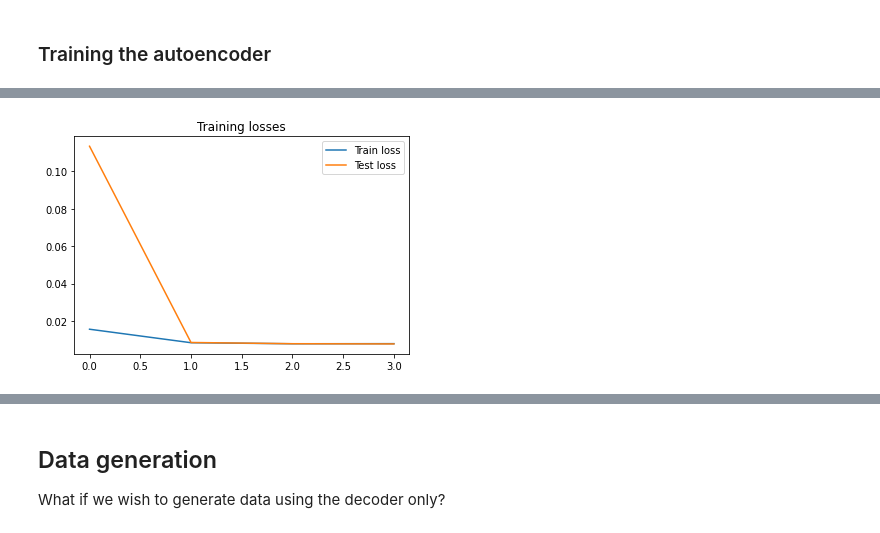
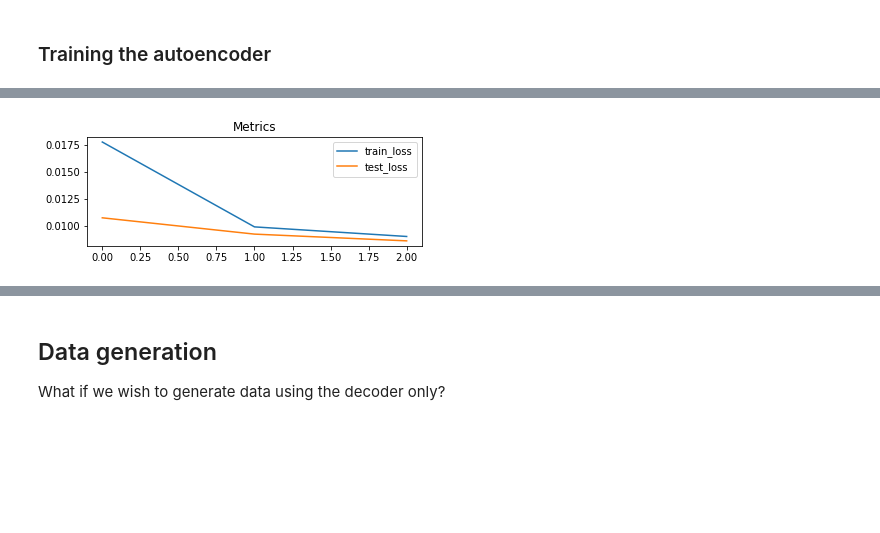
Before and after one commit to ilgabbio/meetup-generative-models2, a Jupyter notebook: 01_autoencoders.ipynb, the cells around one changed output, grey strips where cells are left out. Cells and saved outputs as stored; diff of their text form; code cells hidden in the pictures; blank space fills up the shorter version.

```diff
--- a/01_autoencoders.ipynb
+++ b/01_autoencoders.ipynb
@@ -131,9 +132,13 @@ test_loss[2] = 0.007731174136612826
 # %%
-from plotting import plot_losses
-
-plot_losses(loss_tr, loss_te)
+from training import save_model
+save_model('models/ae', ae, metrics_ae)
-# %% [output]
-[figure, removed]
+# %%
+from training import load_model
+from autoencoders import Autoencoder
+ae, metrics_ae = load_model('models/ae', Autoencoder())
+metrics_ae.plot()
+# %% [output]
+[figure, added]
 # %% [markdown]
 ## Denoising autoencoders
 
```
Also changed, not shown: parts of 10 cells of this notebook, 21 other files.
